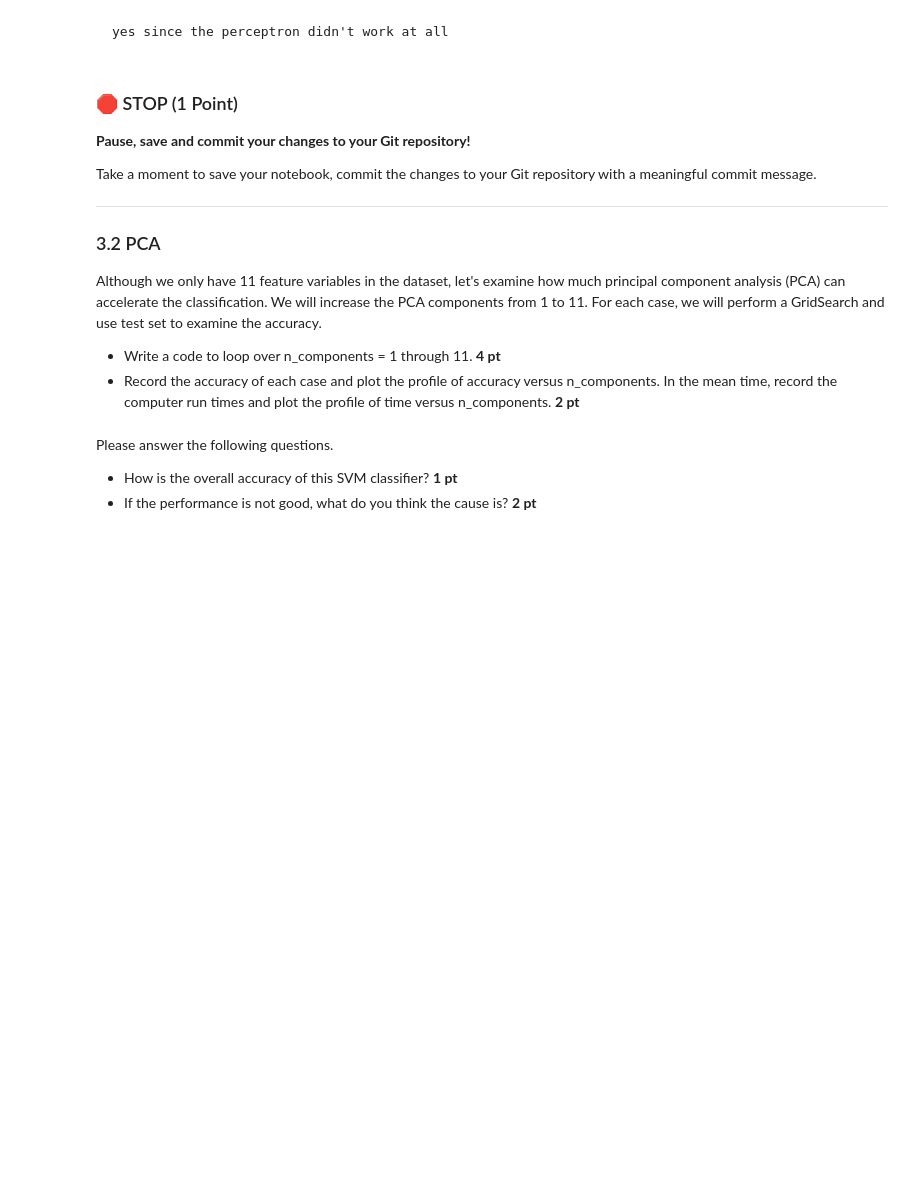
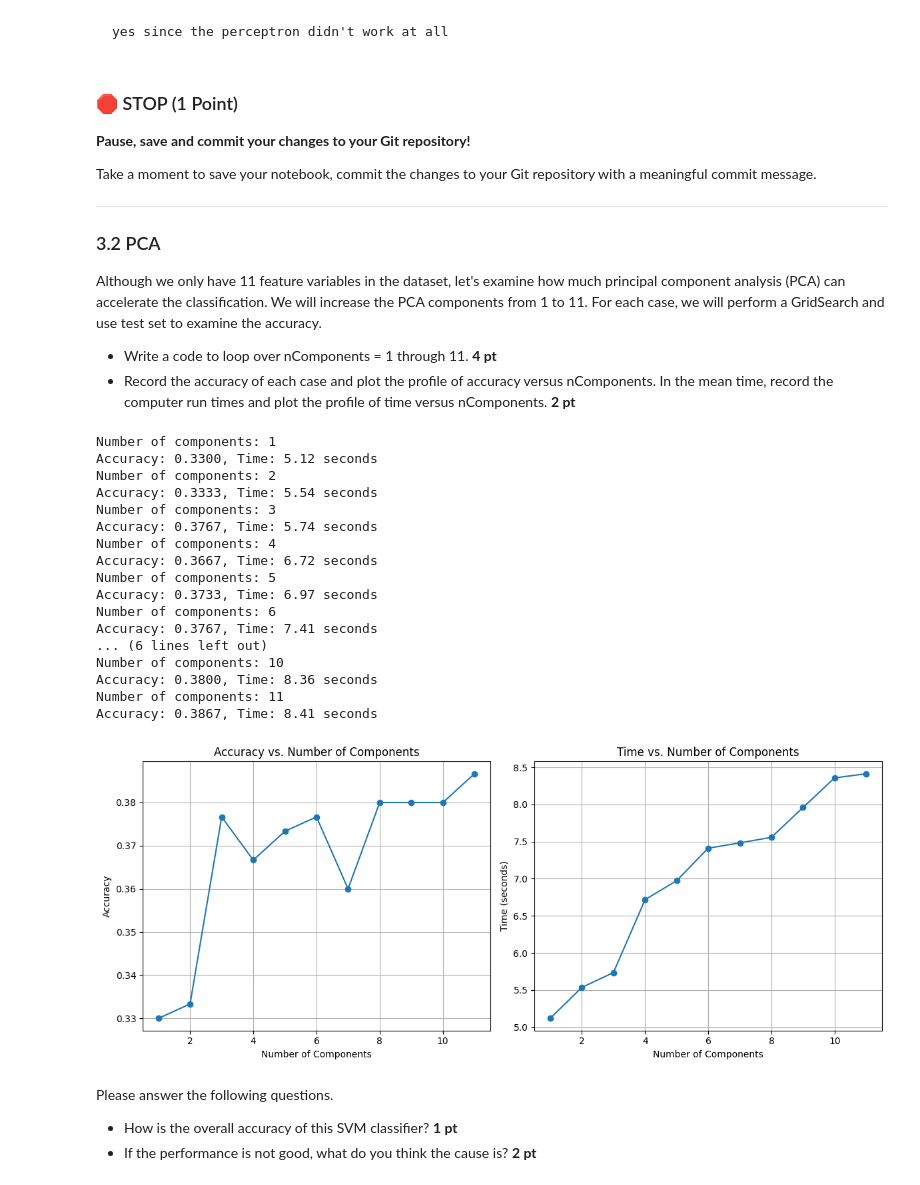
Before and after one commit to KinghamRMSU/CMSE202-f25-turnin, a Jupyter notebook: hw-04/HW-04_Perceptron_SVM_STUDENT.ipynb, the cells around one changed output. Saved outputs shown, nothing was run; the diff lists cells and outputs as text; code cells hidden in the pictures; blank space fills up the shorter version.

```diff
--- a/hw-04/HW-04_Perceptron_SVM_STUDENT.ipynb
+++ b/hw-04/HW-04_Perceptron_SVM_STUDENT.ipynb
@@ -431,10 +431,71 @@ Take a moment to save your notebook, commit the changes to your Git repository w
 
 Although we only have 11 feature variables in the dataset, let's examine how much principal component analysis (PCA) can accelerate the classification. We will increase the PCA components from 1 to 11. For each case, we will perform a GridSearch and use test set to examine the accuracy.
 
-* Write a code to loop over n_components = 1 through 11. **4 pt**
-* Record the accuracy of each case and plot the profile of accuracy versus n_components. In the mean time, record the computer run times and plot the profile of time versus n_components. **2 pt**
+* Write a code to loop over nComponents = 1 through 11. **4 pt**
+* Record the accuracy of each case and plot the profile of accuracy versus nComponents. In the mean time, record the computer run times and plot the profile of time versus nComponents. **2 pt**
 # %%
 # put your code here
+import time
+from sklearn.decomposition import PCA
+accuracies = []
+times = []
+
+for nComponents in range(1, 12):
+    print(f"Number of components: {nComponents}")
+    pca = PCA(n_components=nComponents)
+    XTrainPCA = pca.fit_transform(XTrain)
+    XTestPCA = pca.transform(XTest)
+
+    startTime = time.time()
+    clf = GridSearchCV(SVC(class_weight='balanced'), param_grid, cv=5)
+    clf.fit(XTrainPCA, YTrain)
+    endTime = time.time()
+
+    bestParams = clf.best_params_
+
+    bestClf = SVC(class_weight='balanced', **bestParams)
+    bestClf.fit(XTrainPCA, YTrain)
+    YPred = bestClf.predict(XTestPCA)
+    accuracy = accuracy_score(YTest, YPred)
+    accuracies.append(accuracy)
+    times.append(endTime - startTime)
+    print(f"Accuracy: {accuracy:.4f} Time: {endTime - startTime:.2f}")
+
+plt.figure(figsize=(12, 5))
+plt.subplot(1, 2, 1)
+plt.plot(range(1, 12), accuracies, marker='o')
+plt.title('Accuracy vs. Number of Components')
+plt.xlabel('Number of Components')
+plt.ylabel('Accuracy')
+plt.grid(True)
+
+plt.subplot(1, 2, 2)
+plt.plot(range(1, 12), times, marker='o')
+plt.title('Time vs. Number of Components')
+plt.xlabel('Number of Components')
+plt.ylabel('Time (seconds)')
+plt.grid(True)
+plt.tight_layout()
+plt.show()
+# %% [output]
+Number of components: 1
+Accuracy: 0.3300, Time: 5.12 seconds
+Number of components: 2
+Accuracy: 0.3333, Time: 5.54 seconds
+Number of components: 3
+Accuracy: 0.3767, Time: 5.74 seconds
+Number of components: 4
+Accuracy: 0.3667, Time: 6.72 seconds
+Number of components: 5
+Accuracy: 0.3733, Time: 6.97 seconds
+Number of components: 6
+Accuracy: 0.3767, Time: 7.41 seconds
+... (6 lines left out)
+Number of components: 10
+Accuracy: 0.3800, Time: 8.36 seconds
+Number of components: 11
+Accuracy: 0.3867, Time: 8.41 seconds
+[figure, added]
 # %% [markdown]
 Please answer the following questions.
 * How is the overall accuracy of this SVM classifier?  **1 pt**
```
Also changed, not shown: parts of 3 cells of this notebook.
